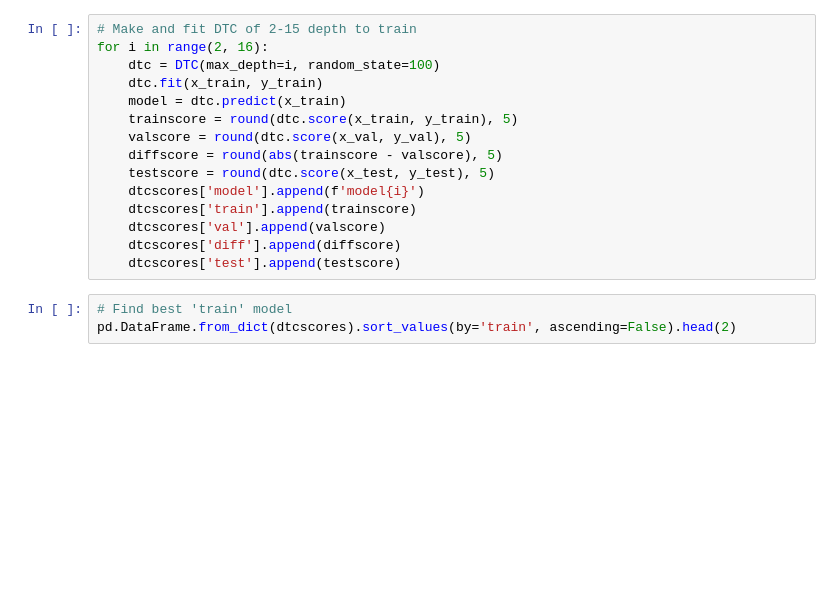
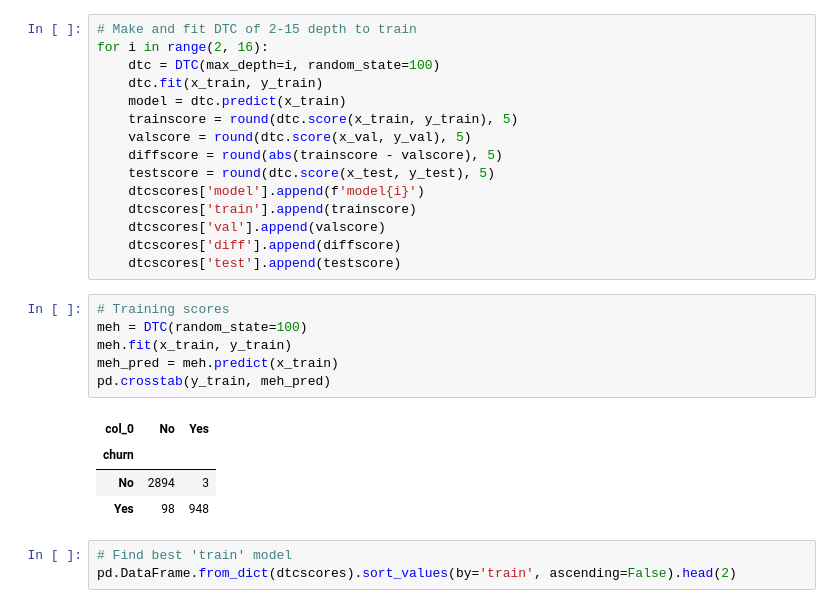
Before and after one commit to Jared-Wood135/telco_project, a Jupyter notebook: modeling.ipynb, the cells around one changed output. Drawn from its saved outputs; the diff is of its cells as text; blank space fills up the shorter version.

```diff
--- a/modeling.ipynb
+++ b/modeling.ipynb
@@ -225,6 +225,17 @@ for i in range(2, 16):
     dtcscores['val'].append(valscore)
     dtcscores['diff'].append(diffscore)
     dtcscores['test'].append(testscore)
+# %%
+# Training scores
+meh = DTC(random_state=100)
+meh.fit(x_train, y_train)
+meh_pred = meh.predict(x_train)
+pd.crosstab(y_train, meh_pred)
+# %% [output]
+| col_0 | No | Yes |
+| churn |  |  |
+| No | 2894 | 3 |
+| Yes | 98 | 948 |
 # %%
 # Find best 'train' model
 pd.DataFrame.from_dict(dtcscores).sort_values(by='train', ascending=False).head(2)
```
